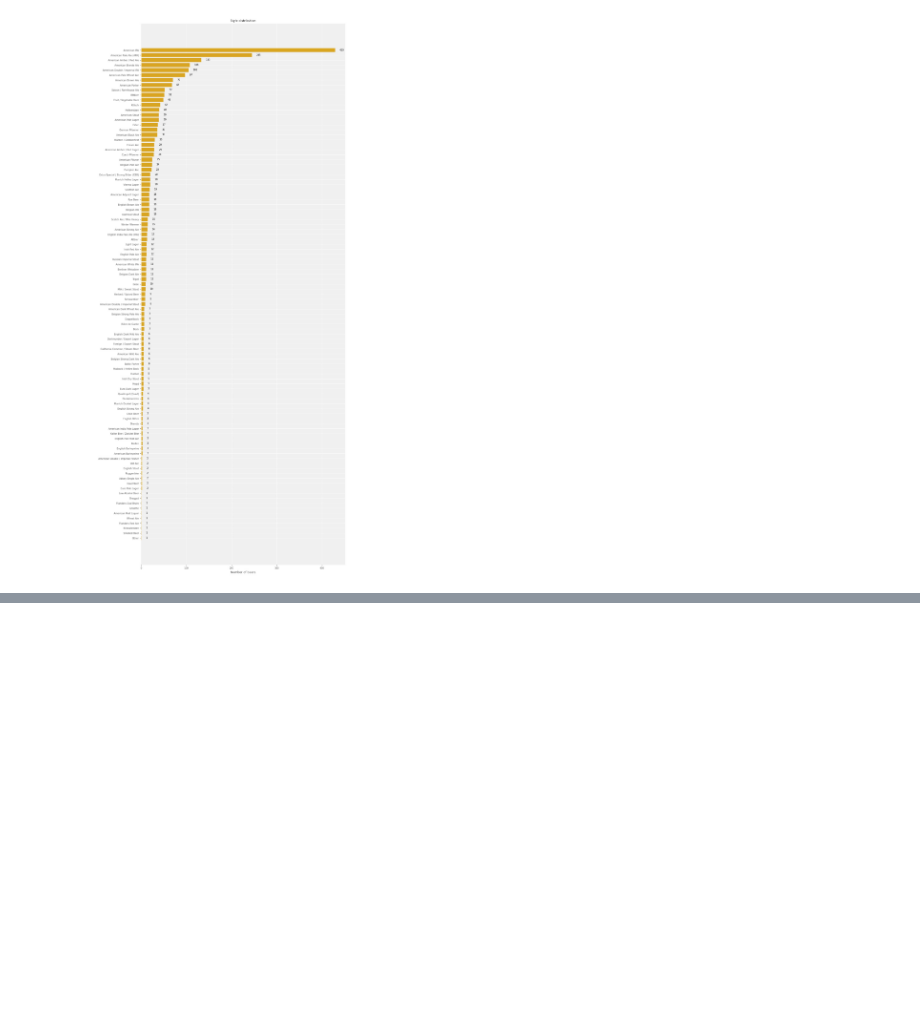
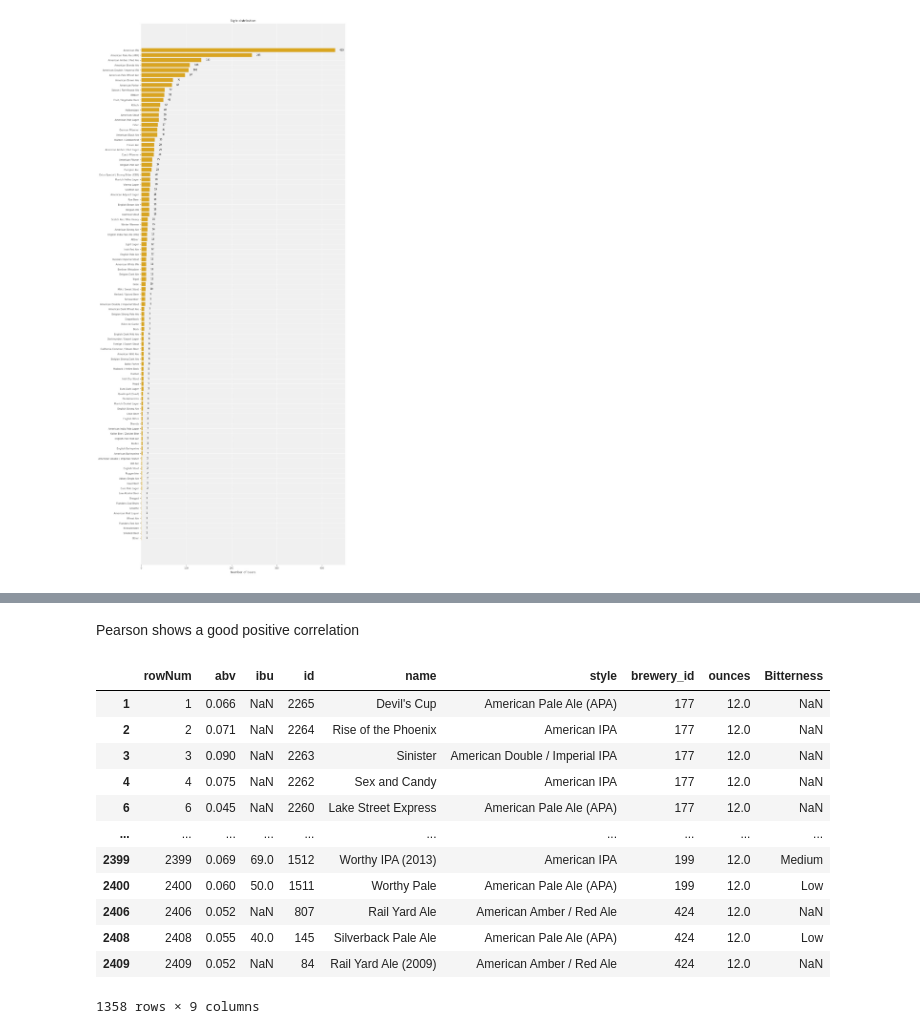
Before and after one commit to in-droid/PR21INRAKT, a Jupyter notebook: testing.ipynb, the cells around one changed output, grey strips where cells are left out. Saved outputs shown, nothing was run; the diff lists cells and outputs as text; code cells hidden in the pictures; blank space fills up the shorter version.

```diff
--- a/testing.ipynb
+++ b/testing.ipynb
@@ -140,0 +156,34 @@ plt.title("Style distribution");
+# %% [markdown]
+Pearson shows a good positive correlation
+# %%
+top_ten_styles = set(styles_sorted[-10:])
+
+top_beers_df = dfBeers[dfBeers['style'].isin(top_ten_styles)]
+bit = []
+for bitterness in top_beers_df['ibu']:
+    if np.isnan(bitterness):
+        bit.append(np.nan)
+    elif bitterness <= 50:
+        bit.append('Low')
+    elif bitterness <= 94:
+        bit.append('Medium')
+    else:
+        bit.append('High')
+
+top_beers_df.insert(len(top_beers_df.columns), "Bitterness", bit, True)
+#df.loc[df.Weight == "155", "Name"] = "John"
+top_beers_df
+# %% [output]
+|  | rowNum | abv | ibu | id | name | style | brewery_id | ounces | Bitterness |
+| 1 | 1 | 0.066 | NaN | 2265 | Devil's Cup | American Pale Ale (APA) | 177 | 12.0 | NaN |
+| 2 | 2 | 0.071 | NaN | 2264 | Rise of the Phoenix | American IPA | 177 | 12.0 | NaN |
+| 3 | 3 | 0.090 | NaN | 2263 | Sinister | American Double / Imperial IPA | 177 | 12.0 | NaN |
+| 4 | 4 | 0.075 | NaN | 2262 | Sex and Candy | American IPA | 177 | 12.0 | NaN |
+| 6 | 6 | 0.045 | NaN | 2260 | Lake Street Express | American Pale Ale (APA) | 177 | 12.0 | NaN |
+| ... | ... | ... | ... | ... | ... | ... | ... | ... | ... |
+| 2399 | 2399 | 0.069 | 69.0 | 1512 | Worthy IPA (2013) | American IPA | 199 | 12.0 | Medium |
+| 2400 | 2400 | 0.060 | 50.0 | 1511 | Worthy Pale | American Pale Ale (APA) | 199 | 12.0 | Low |
+| 2406 | 2406 | 0.052 | NaN | 807 | Rail Yard Ale | American Amber / Red Ale | 424 | 12.0 | NaN |
+| 2408 | 2408 | 0.055 | 40.0 | 145 | Silverback Pale Ale | American Pale Ale (APA) | 424 | 12.0 | Low |
+| 2409 | 2409 | 0.052 | NaN | 84 | Rail Yard Ale (2009) | American Amber / Red Ale | 424 | 12.0 | NaN |
+1358 rows × 9 columns
```
Also changed, not shown: parts of 5 cells of this notebook.
